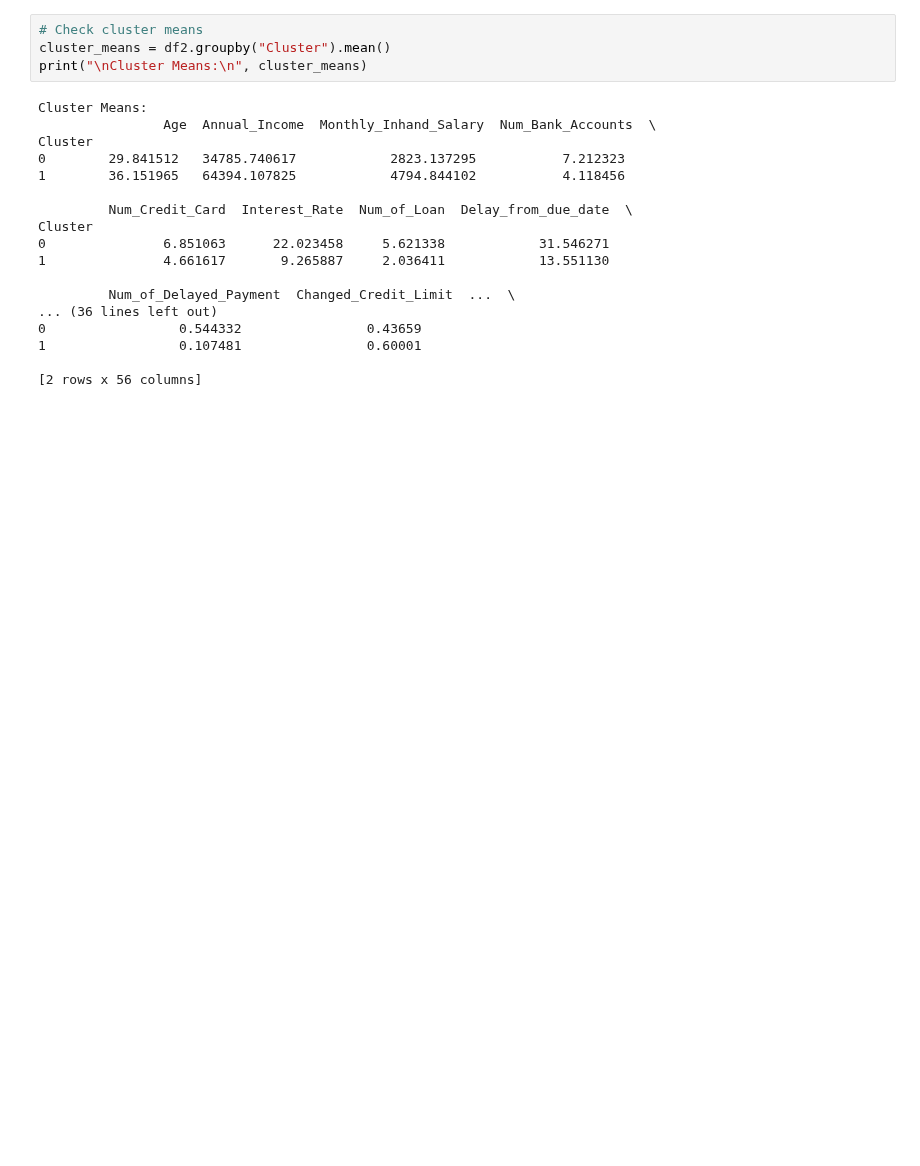
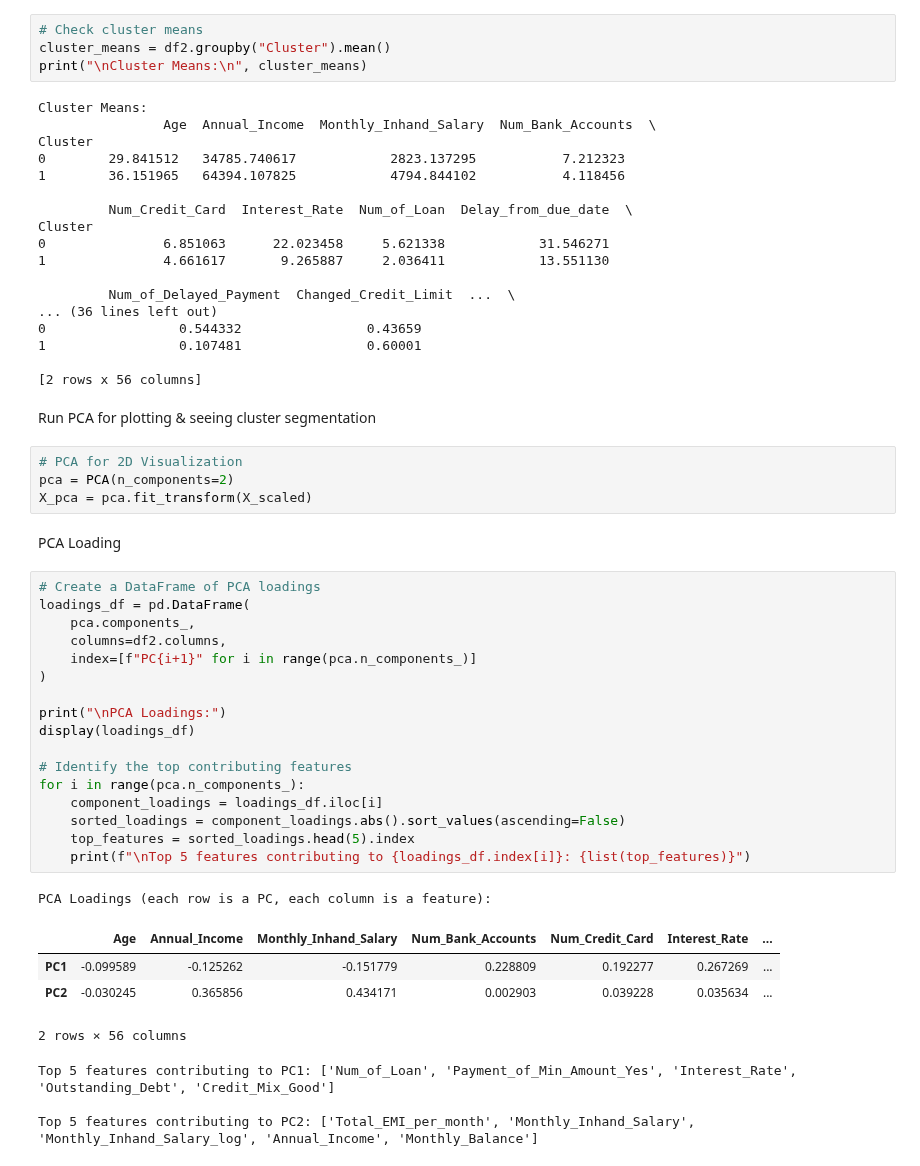
Before and after one commit to Yashsethi24/Credit_Score_Prediction, a Jupyter notebook: Notebooks/UnsupervisedLearning.ipynb, the cells around one changed output. Drawn from its saved outputs; the diff is of its cells as text; blank space fills up the shorter version.

Commit message:
PCA Loading learnings

```diff
--- a/Notebooks/UnsupervisedLearning.ipynb
+++ b/Notebooks/UnsupervisedLearning.ipynb
@@ -103,4 +111,38 @@ Cluster
 1                 0.107481                0.60001
 
 [2 rows x 56 columns]
+# %% [markdown]
+Run PCA for plotting & seeing cluster segmentation
+# %%
+# PCA for 2D Visualization
+pca = PCA(n_components=2)
+X_pca = pca.fit_transform(X_scaled)
+# %% [markdown]
+PCA Loading
+# %%
+# Create a DataFrame of PCA loadings
+loadings_df = pd.DataFrame(
+    pca.components_,
+    columns=df2.columns,
+    index=[f"PC{i+1}" for i in range(pca.n_components_)]
+)
+
+print("\nPCA Loadings:")
+display(loadings_df)
+
+# Identify the top contributing features
+for i in range(pca.n_components_):
+    component_loadings = loadings_df.iloc[i]
+    sorted_loadings = component_loadings.abs().sort_values(ascending=False)
+    top_features = sorted_loadings.head(5).index
+    print(f"\nTop 5 features contributing to {loadings_df.index[i]}: {list(top_features)}")
+# %% [output]
+PCA Loadings (each row is a PC, each column is a feature):
+|  | Age | Annual_Income | Monthly_Inhand_Salary | Num_Bank_Accounts | Num_Credit_Card | Interest_Rate | ... |
+| PC1 | -0.099589 | -0.125262 | -0.151779 | 0.228809 | 0.192277 | 0.267269 | ... |
+| PC2 | -0.030245 | 0.365856 | 0.434171 | 0.002903 | 0.039228 | 0.035634 | ... |
+2 rows × 56 columns
+Top 5 features contributing to PC1: ['Num_of_Loan', 'Payment_of_Min_Amount_Yes', 'Interest_Rate', 'Outstanding_Debt', 'Credit_Mix_Good']
+
+Top 5 features contributing to PC2: ['Total_EMI_per_month', 'Monthly_Inhand_Salary', 'Monthly_Inhand_Salary_log', 'Annual_Income', 'Monthly_Balance']
 # %%
```
Also changed, not shown: parts of 8 cells of this notebook.
